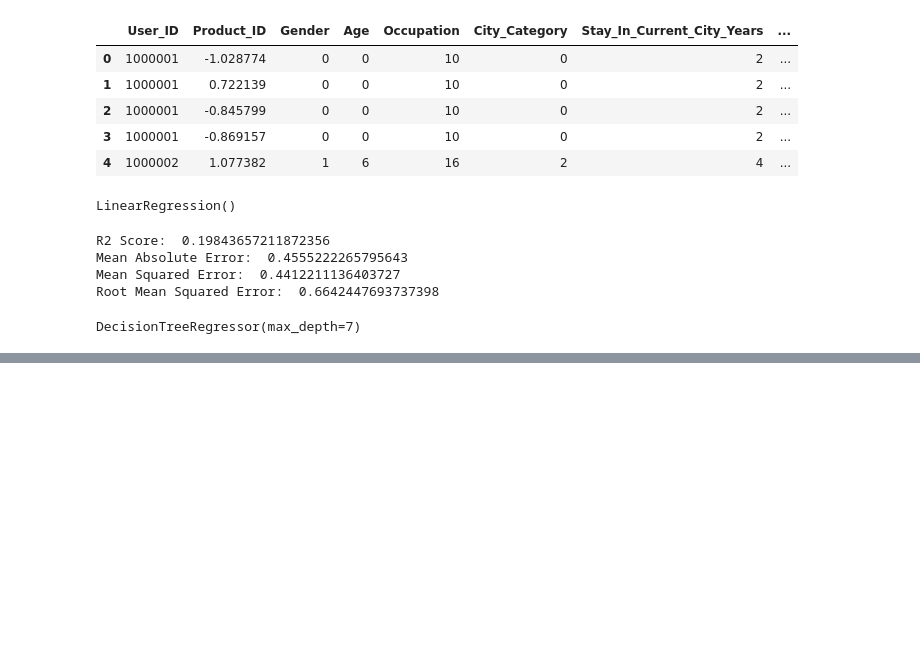
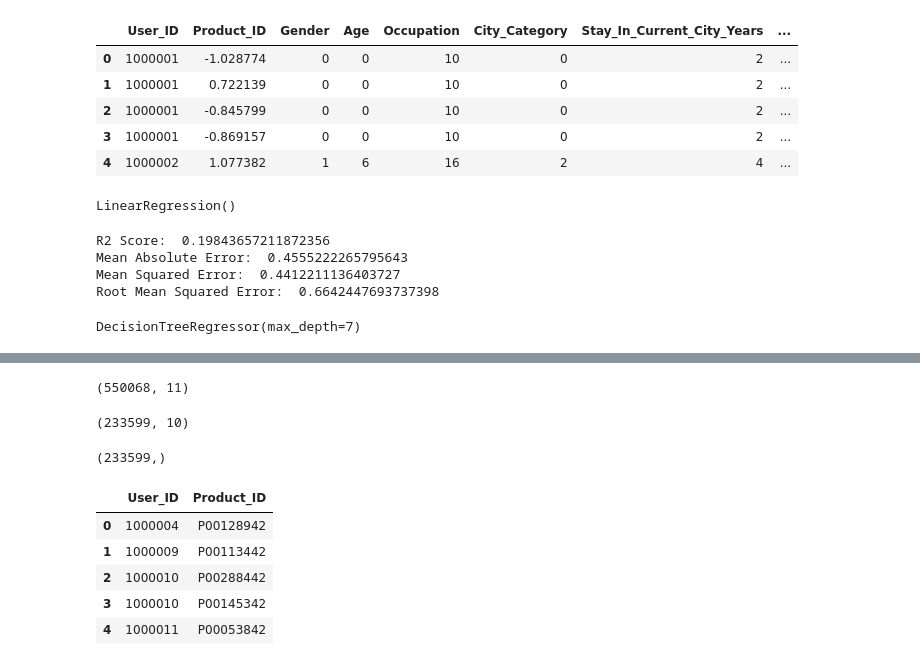
Before and after one commit to anna-jones/Black-Friday-Sale-Prediction, a Jupyter notebook: code.ipynb, the cells around one changed output, grey strips where cells are left out. Cells and saved outputs as stored; diff of their text form; code cells hidden in the pictures; blank space fills up the shorter version.

```diff
--- a/code.ipynb
+++ b/code.ipynb
@@ -225,0 +309,24 @@ Root Mean Squared Error:  0.37524467867607436
+# %%
+df.shape
+# %% [output]
+(550068, 11)
+# %%
+df_test.shape
+# %% [output]
+(233599, 10)
+# %%
+final_predictions = Rmf.predict(df_test.values)
+final_predictions.shape
+# %% [output]
+(233599,)
+# %%
+frame = pd.read_csv("test.csv")
+ID_info = frame[["User_ID", "Product_ID"]]
+ID_info.head()
+# %% [output]
+|  | User_ID | Product_ID |
+| 0 | 1000004 | P00128942 |
+| 1 | 1000009 | P00113442 |
+| 2 | 1000010 | P00288442 |
+| 3 | 1000010 | P00145342 |
+| 4 | 1000011 | P00053842 |
```
Also changed, not shown: parts of 9 cells of this notebook.
